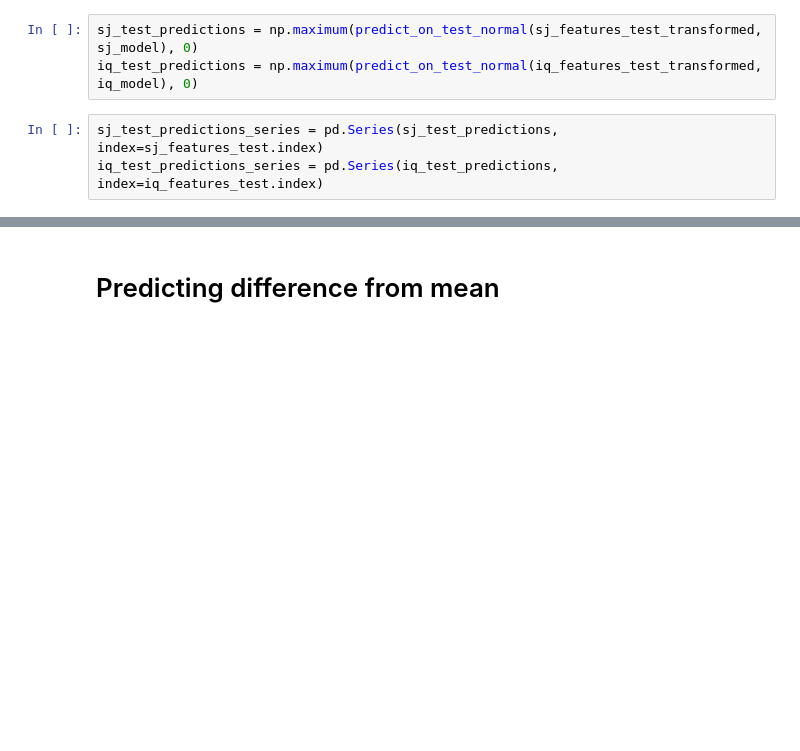
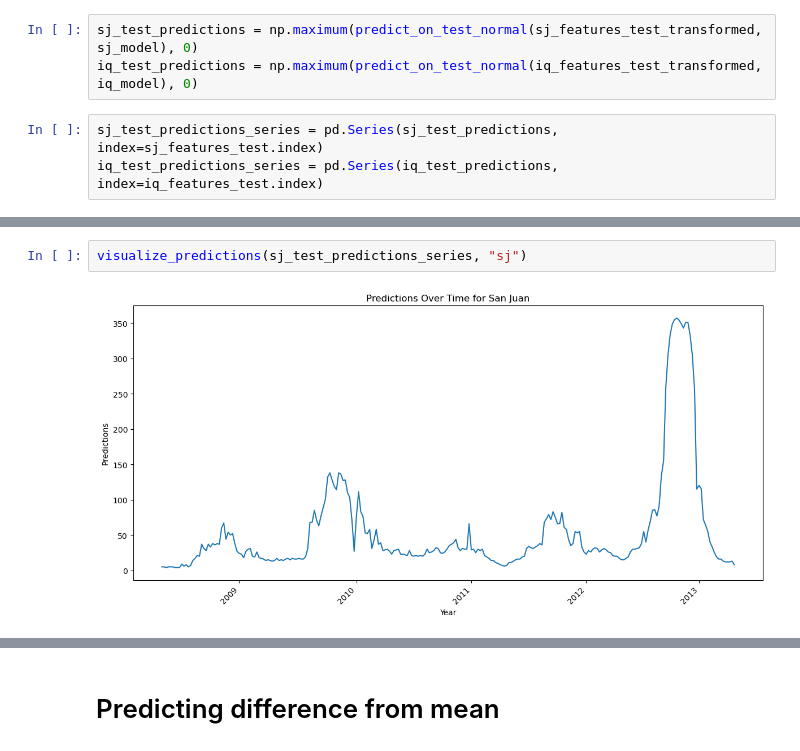
Before and after one commit to GasparSekula/PredictingDiseaseSpread, a Jupyter notebook: notebooks/MODEL_new_approach.ipynb, the cells around one changed output, grey strips where cells are left out. Drawn from its saved outputs; the diff is of its cells as text; blank space fills up the shorter version.

```diff
--- a/notebooks/MODEL_new_approach.ipynb
+++ b/notebooks/MODEL_new_approach.ipynb
@@ -121,0 +169,4 @@ visualize_predictions(sj_test_predictions_series_ma, "sj")
+# %%
+visualize_predictions(sj_test_predictions_series, "sj")
+# %% [output]
+[figure, added]
```
Also changed, not shown: parts of 13 cells of this notebook, 8 other files.
